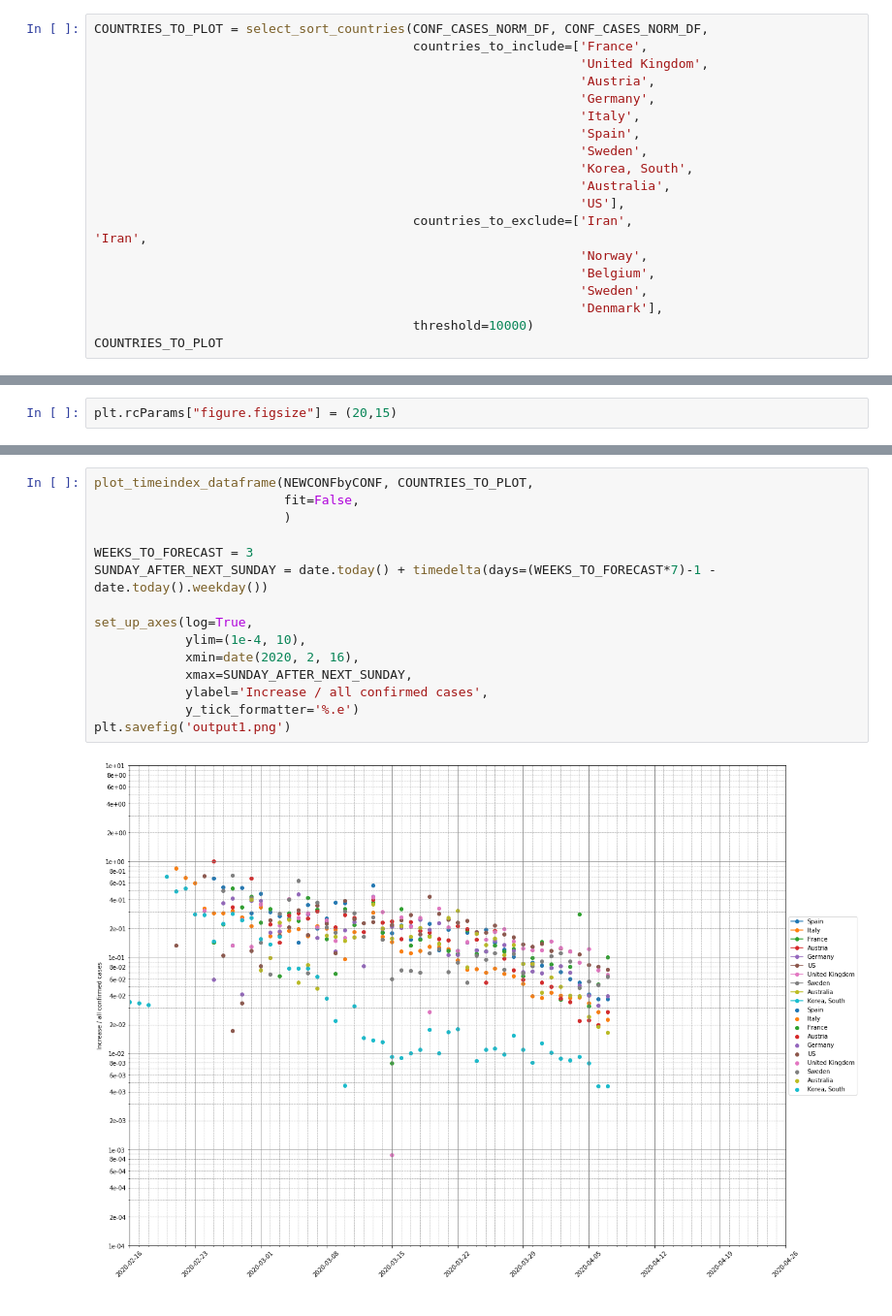
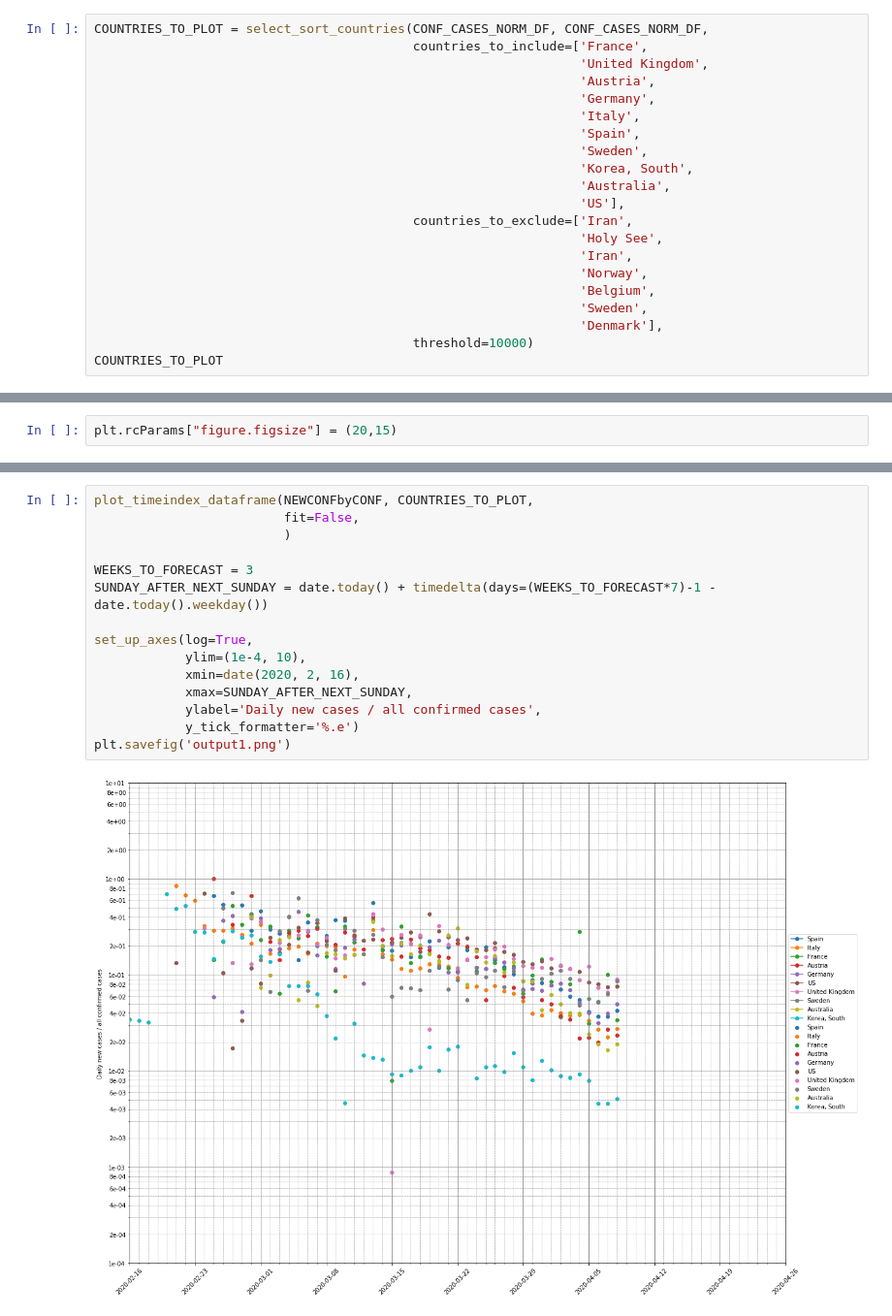
Before and after one commit to rcnijzink/corona_timeseries, a Jupyter notebook: corona_timeseries.ipynb, the cells around one changed output, grey strips where cells are left out. Shown: that part at 97% size. Drawn from its saved outputs; the diff is of its cells as text.

Commit message:
Add plot for daily increase and update.

```diff
--- a/corona_timeseries.ipynb
+++ b/corona_timeseries.ipynb
@@ -215,7 +215,9 @@ COUNTRIES_TO_PLOT = select_sort_countries(CONF_CASES_NORM_DF, CONF_CASES_NORM_DF
                                                                 'Korea, South',
                                                                 'Australia',
                                                                 'US'],
-                                          countries_to_exclude=['Iran',                                                                'Iran',
+                                          countries_to_exclude=['Iran',
+                                                                'Holy See',
+                                                                'Iran',
                                                                 'Norway',
                                                                 'Belgium',
                                                                 'Sweden',
@@ -262,17 +308,17 @@ NEWCONFbyCONF = df.diff()/df
 # %%
 plot_timeindex_dataframe(NEWCONFbyCONF, COUNTRIES_TO_PLOT,
                          fit=False,
                          )
 
 WEEKS_TO_FORECAST = 3
 SUNDAY_AFTER_NEXT_SUNDAY = date.today() + timedelta(days=(WEEKS_TO_FORECAST*7)-1 - date.today().weekday())
 
 set_up_axes(log=True,
             ylim=(1e-4, 10),
             xmin=date(2020, 2, 16),
             xmax=SUNDAY_AFTER_NEXT_SUNDAY,
-            ylabel='Increase / all confirmed cases',
+            ylabel='Daily new cases / all confirmed cases',
             y_tick_formatter='%.e')
 plt.savefig('output1.png')
 # %% [output]
-[figure, old version]
+[figure, new version]
```
Also changed, not shown: parts of 5 cells of this notebook, 3 other files.
